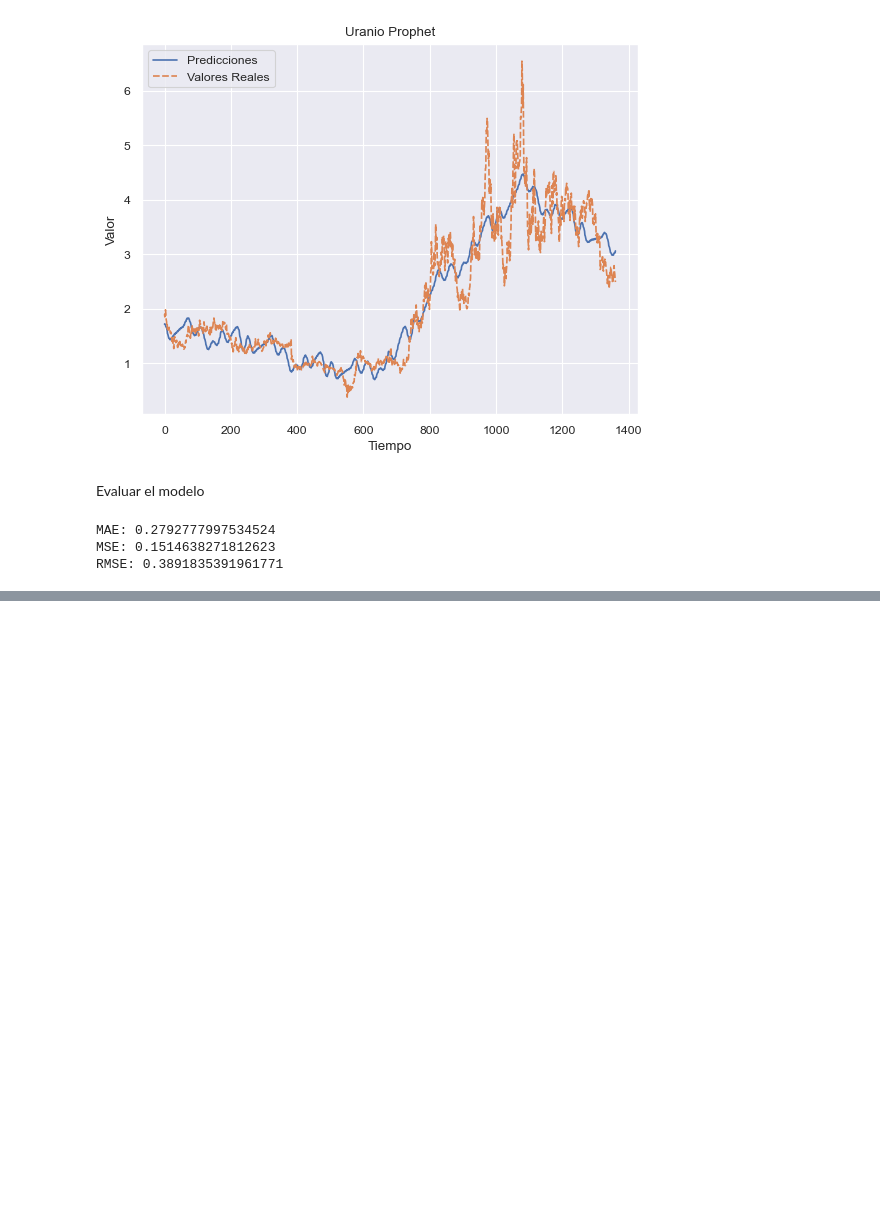
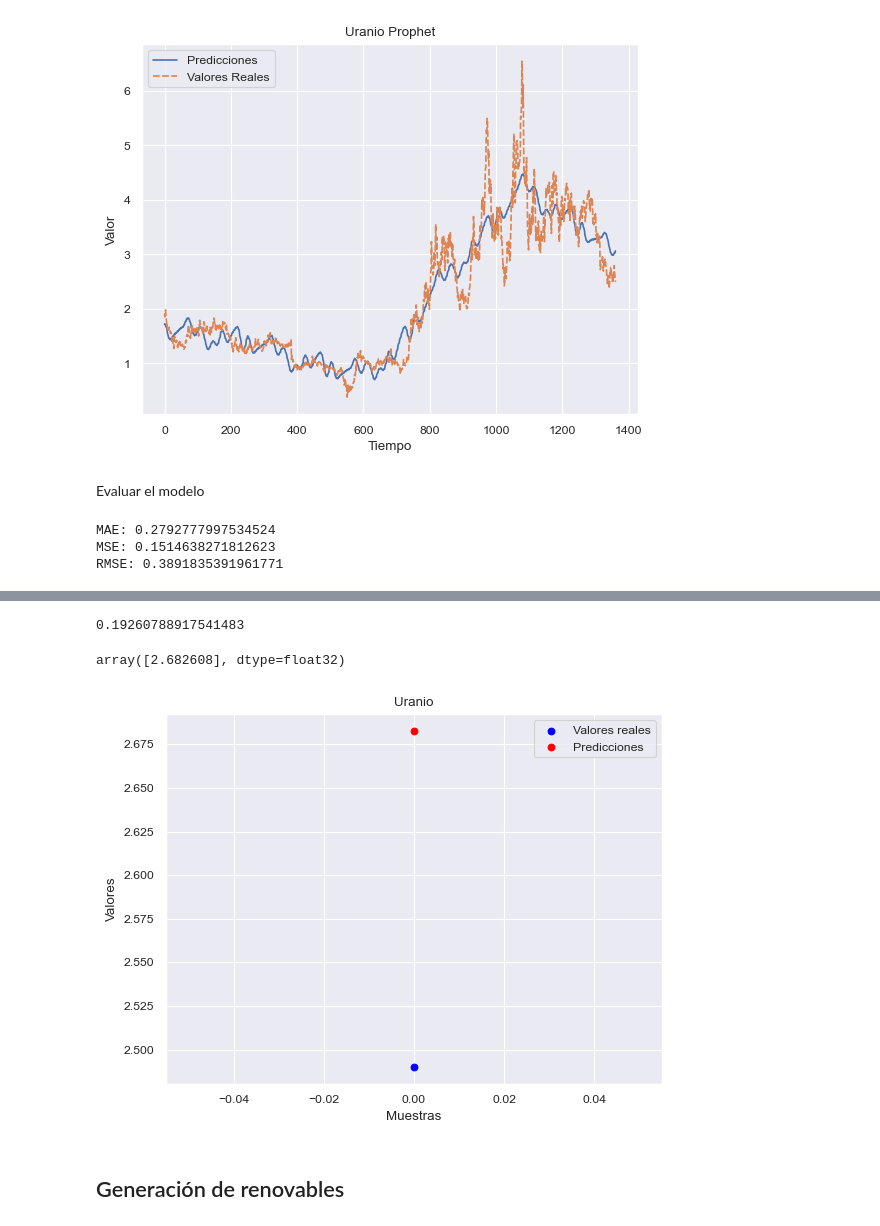
Before and after one commit to carolinariveraa/proyecto_final, a Jupyter notebook: timeseries2.ipynb, the cells around one changed output, grey strips where cells are left out. Saved outputs shown, nothing was run; the diff lists cells and outputs as text; code cells hidden in the pictures; blank space fills up the shorter version.

```diff
--- a/timeseries2.ipynb
+++ b/timeseries2.ipynb
@@ -473,0 +588,9 @@ RMSE: 0.3891835391961771
+# %%
+uranio['year'] = uranio['Date'].dt.year
+uranio['month'] = uranio['Date'].dt.month
+uranio['day'] = uranio['Date'].dt.day
+# %%
+x = uranio.iloc[:, -3:].values  #input
+y = uranio.iloc[:, 1].values #output price only
+
+x_train,x_test,y_train,y_test=train_test_split(x,y,test_size=1,shuffle=False)
@@ -473,0 +601,26 @@ RMSE: 0.3891835391961771
+# %%
+xgbr=XGBR()
+xgbr.fit(x_train, y_train)
+y_pred=xgbr.predict(x_test)
+
+mean_squared_error(y_test, y_pred, squared=False)  # RMSE
+# %% [output]
+0.19260788917541483
+# %%
+y_pred
+# %% [output]
+array([2.682608], dtype=float32)
+# %%
+
+# gráfico de dispersión
+plt.scatter(range(len(y_test)), y_test, color='blue', label='Valores reales')
+plt.scatter(range(len(y_pred)), y_pred, color='red', label='Predicciones')
+plt.xlabel('Muestras')
+plt.ylabel('Valores')
+plt.title('Uranio')
+plt.legend()
+plt.show()
+# %% [output]
+[figure, added]
+# %% [markdown]
+## Generación de renovables
```
Also changed, not shown: parts of 35 cells of this notebook, 2 other files.
